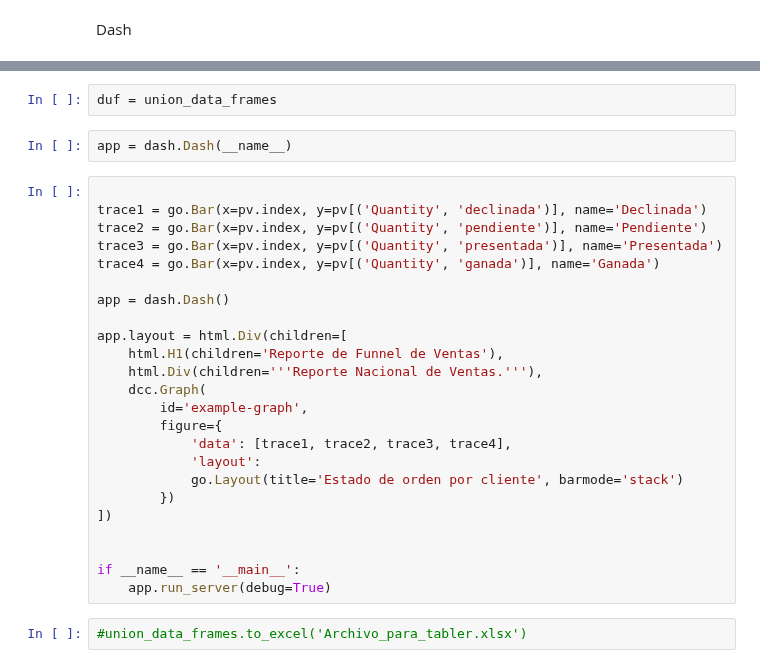
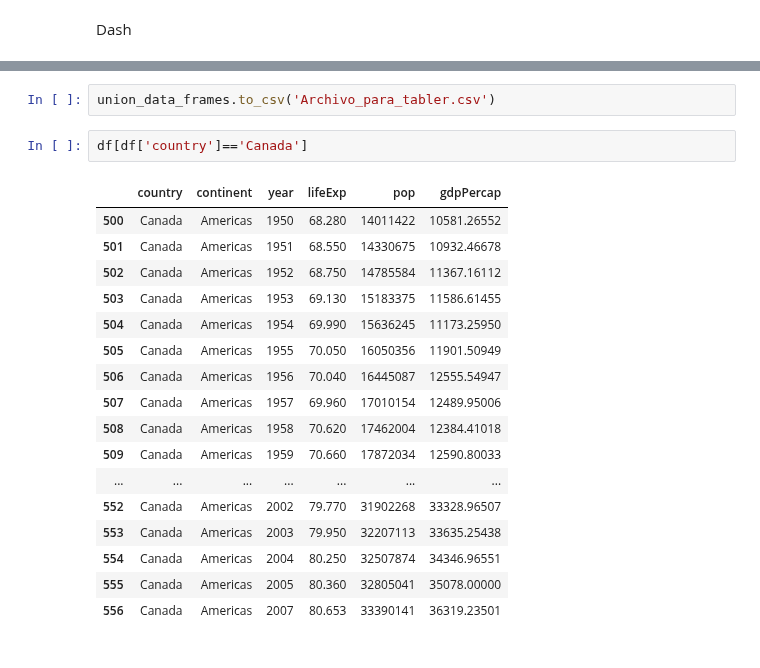
Before and after one commit to christiansakerb/AWS_Random_Forest_Matriz_Boston, a Jupyter notebook: DS_Project.ipynb, the cells around one changed output, grey strips where cells are left out. Drawn from its saved outputs; the diff is of its cells as text.

```diff
--- a/DS_Project.ipynb
+++ b/DS_Project.ipynb
@@ -427,30 +428,22 @@ import plotly
-# %%
-duf = union_data_frames
-# %%
-app = dash.Dash(__name__)
-# %%
-
-trace1 = go.Bar(x=pv.index, y=pv[('Quantity', 'declinada')], name='Declinada')
-trace2 = go.Bar(x=pv.index, y=pv[('Quantity', 'pendiente')], name='Pendiente')
-trace3 = go.Bar(x=pv.index, y=pv[('Quantity', 'presentada')], name='Presentada')
-trace4 = go.Bar(x=pv.index, y=pv[('Quantity', 'ganada')], name='Ganada')
-
-app = dash.Dash()
-
-app.layout = html.Div(children=[
-    html.H1(children='Reporte de Funnel de Ventas'),
-    html.Div(children='''Reporte Nacional de Ventas.'''),
-    dcc.Graph(
-        id='example-graph',
-        figure={
-            'data': [trace1, trace2, trace3, trace4],
-            'layout':
-            go.Layout(title='Estado de orden por cliente', barmode='stack')
-        })
-])
-
-
-if __name__ == '__main__':
-    app.run_server(debug=True)
-# %%
-#union_data_frames.to_excel('Archivo_para_tabler.xlsx')
+# %%
+union_data_frames.to_csv('Archivo_para_tabler.csv')
+# %%
+df[df['country']=='Canada']
+# %% [output]
+|  | country | continent | year | lifeExp | pop | gdpPercap |
+| 500 | Canada | Americas | 1950 | 68.280 | 14011422 | 10581.26552 |
+| 501 | Canada | Americas | 1951 | 68.550 | 14330675 | 10932.46678 |
+| 502 | Canada | Americas | 1952 | 68.750 | 14785584 | 11367.16112 |
+| 503 | Canada | Americas | 1953 | 69.130 | 15183375 | 11586.61455 |
+| 504 | Canada | Americas | 1954 | 69.990 | 15636245 | 11173.25950 |
+| 505 | Canada | Americas | 1955 | 70.050 | 16050356 | 11901.50949 |
+| 506 | Canada | Americas | 1956 | 70.040 | 16445087 | 12555.54947 |
+| 507 | Canada | Americas | 1957 | 69.960 | 17010154 | 12489.95006 |
+| 508 | Canada | Americas | 1958 | 70.620 | 17462004 | 12384.41018 |
+| 509 | Canada | Americas | 1959 | 70.660 | 17872034 | 12590.80033 |
+| ... | ... | ... | ... | ... | ... | ... |
+| 552 | Canada | Americas | 2002 | 79.770 | 31902268 | 33328.96507 |
+| 553 | Canada | Americas | 2003 | 79.950 | 32207113 | 33635.25438 |
+| 554 | Canada | Americas | 2004 | 80.250 | 32507874 | 34346.96551 |
+| 555 | Canada | Americas | 2005 | 80.360 | 32805041 | 35078.00000 |
+| 556 | Canada | Americas | 2007 | 80.653 | 33390141 | 36319.23501 |
```
Also changed, not shown: parts of 4 cells of this notebook, 1 other file.
